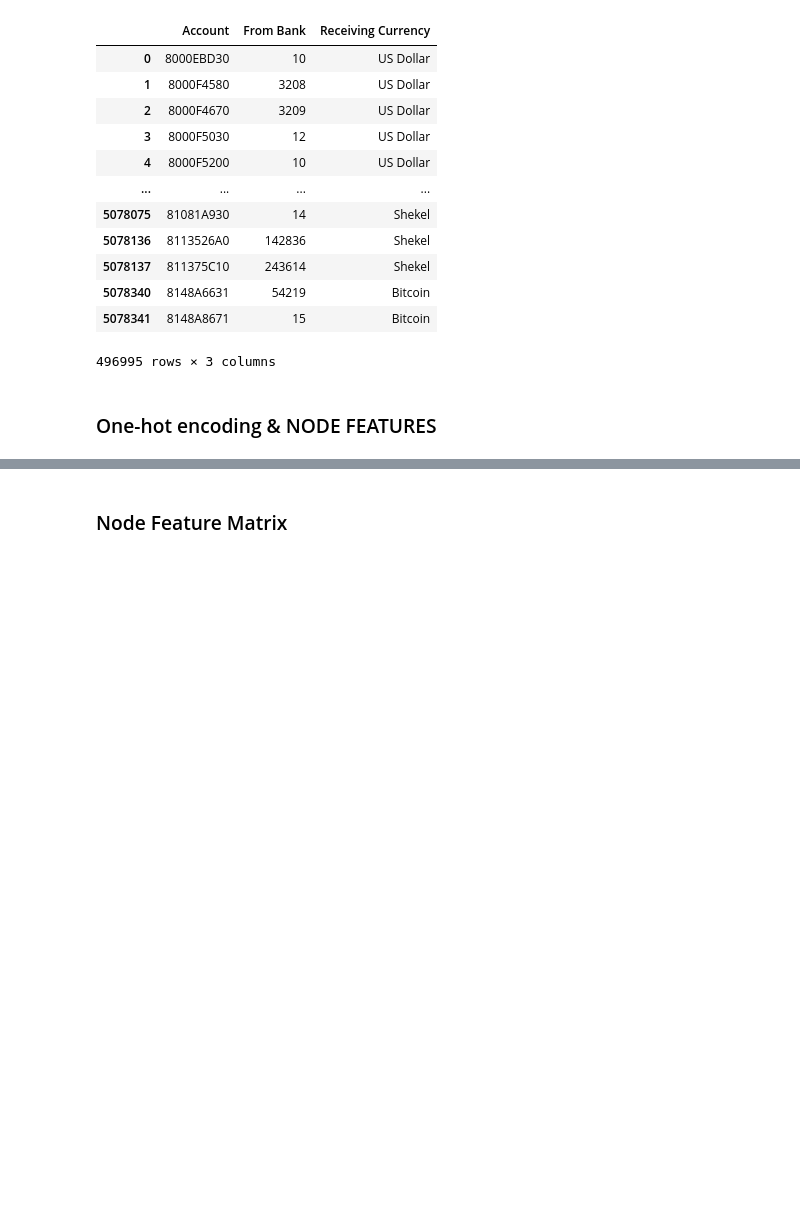
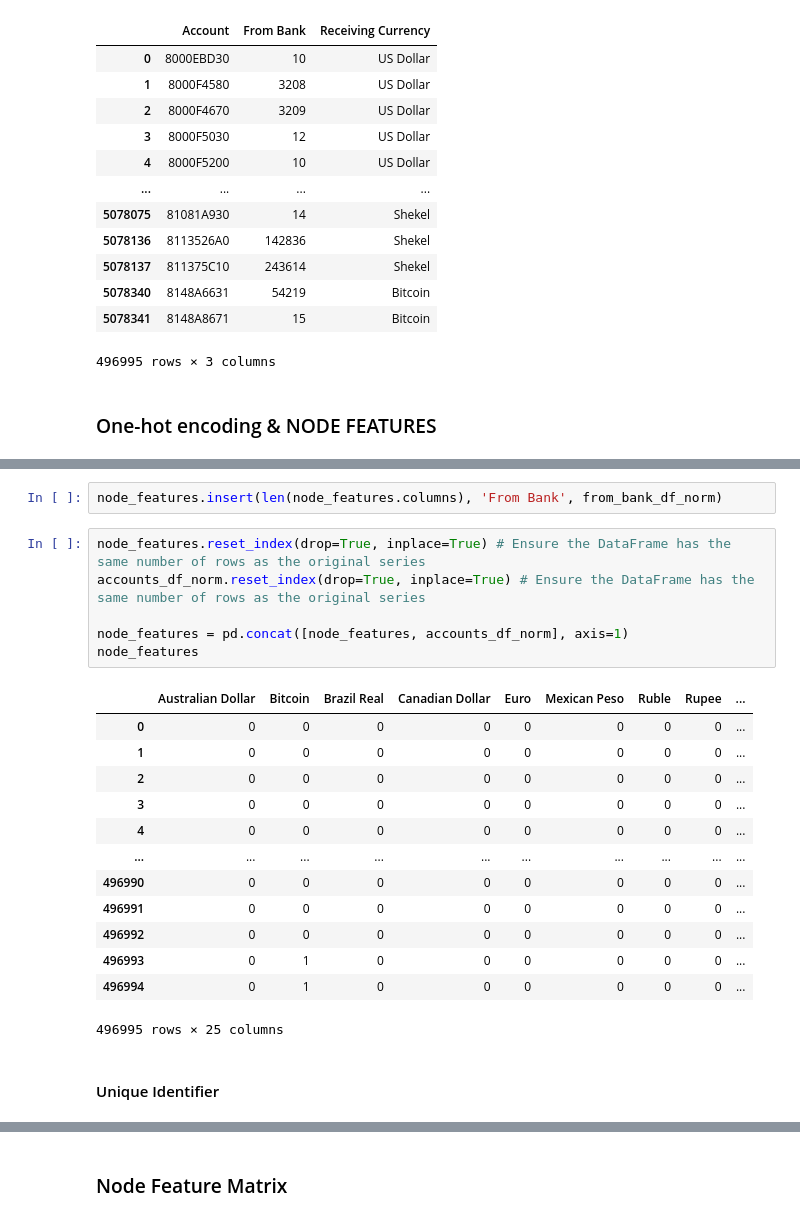
Before and after one commit to owhygithub/AML-fraud-detector, a Jupyter notebook: datasets_explore.ipynb, the cells around one changed output, grey strips where cells are left out. Saved outputs shown, nothing was run; the diff lists cells and outputs as text; blank space fills up the shorter version.

```diff
--- a/datasets_explore.ipynb
+++ b/datasets_explore.ipynb
@@ -207,0 +303,24 @@ See the caveats in the documentation: https://pandas.pydata.org/pandas-docs/stab
+# %%
+node_features.insert(len(node_features.columns), 'From Bank', from_bank_df_norm)
+# %%
+node_features.reset_index(drop=True, inplace=True) # Ensure the DataFrame has the same number of rows as the original series
+accounts_df_norm.reset_index(drop=True, inplace=True) # Ensure the DataFrame has the same number of rows as the original series
+
+node_features = pd.concat([node_features, accounts_df_norm], axis=1)
+node_features
+# %% [output]
+|  | Australian Dollar | Bitcoin | Brazil Real | Canadian Dollar | Euro | Mexican Peso | Ruble | Rupee | ... |
+| 0 | 0 | 0 | 0 | 0 | 0 | 0 | 0 | 0 | ... |
+| 1 | 0 | 0 | 0 | 0 | 0 | 0 | 0 | 0 | ... |
+| 2 | 0 | 0 | 0 | 0 | 0 | 0 | 0 | 0 | ... |
+| 3 | 0 | 0 | 0 | 0 | 0 | 0 | 0 | 0 | ... |
+| 4 | 0 | 0 | 0 | 0 | 0 | 0 | 0 | 0 | ... |
+| ... | ... | ... | ... | ... | ... | ... | ... | ... | ... |
+| 496990 | 0 | 0 | 0 | 0 | 0 | 0 | 0 | 0 | ... |
+| 496991 | 0 | 0 | 0 | 0 | 0 | 0 | 0 | 0 | ... |
+| 496992 | 0 | 0 | 0 | 0 | 0 | 0 | 0 | 0 | ... |
+| 496993 | 0 | 1 | 0 | 0 | 0 | 0 | 0 | 0 | ... |
+| 496994 | 0 | 1 | 0 | 0 | 0 | 0 | 0 | 0 | ... |
+496995 rows × 25 columns
+# %% [markdown]
+#### Unique Identifier
```
Also changed, not shown: parts of 14 cells of this notebook, 1 other file.
